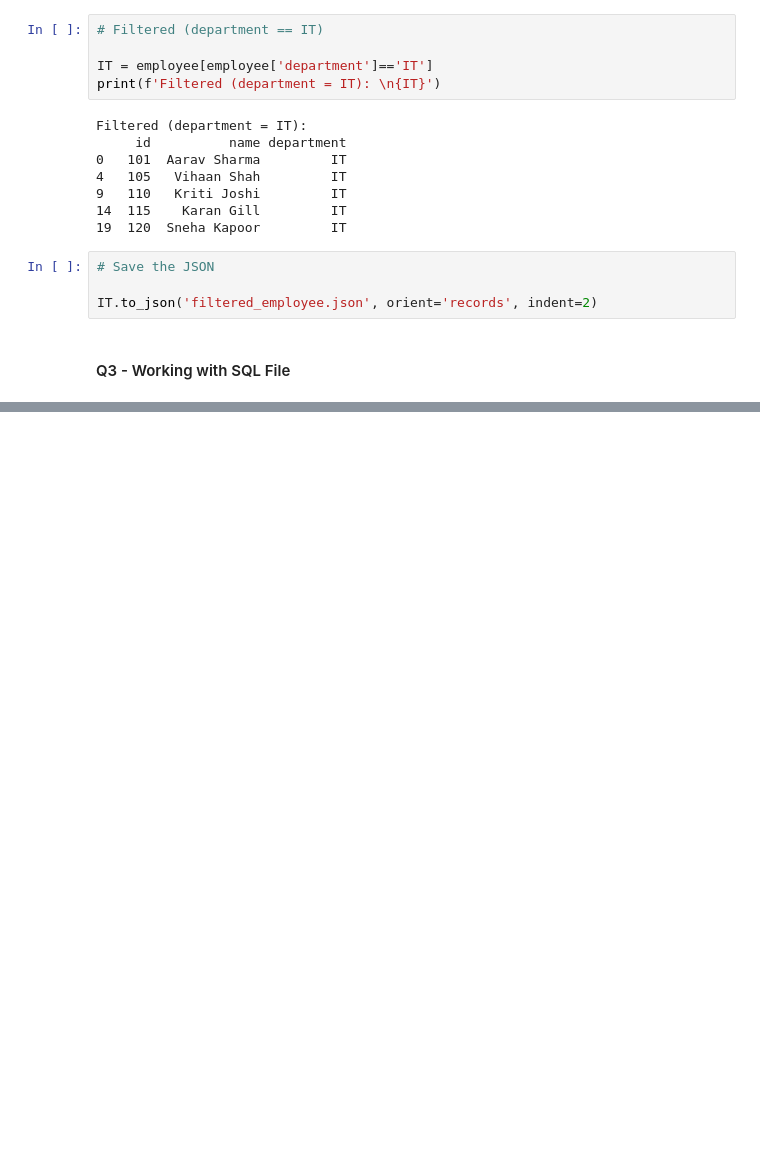
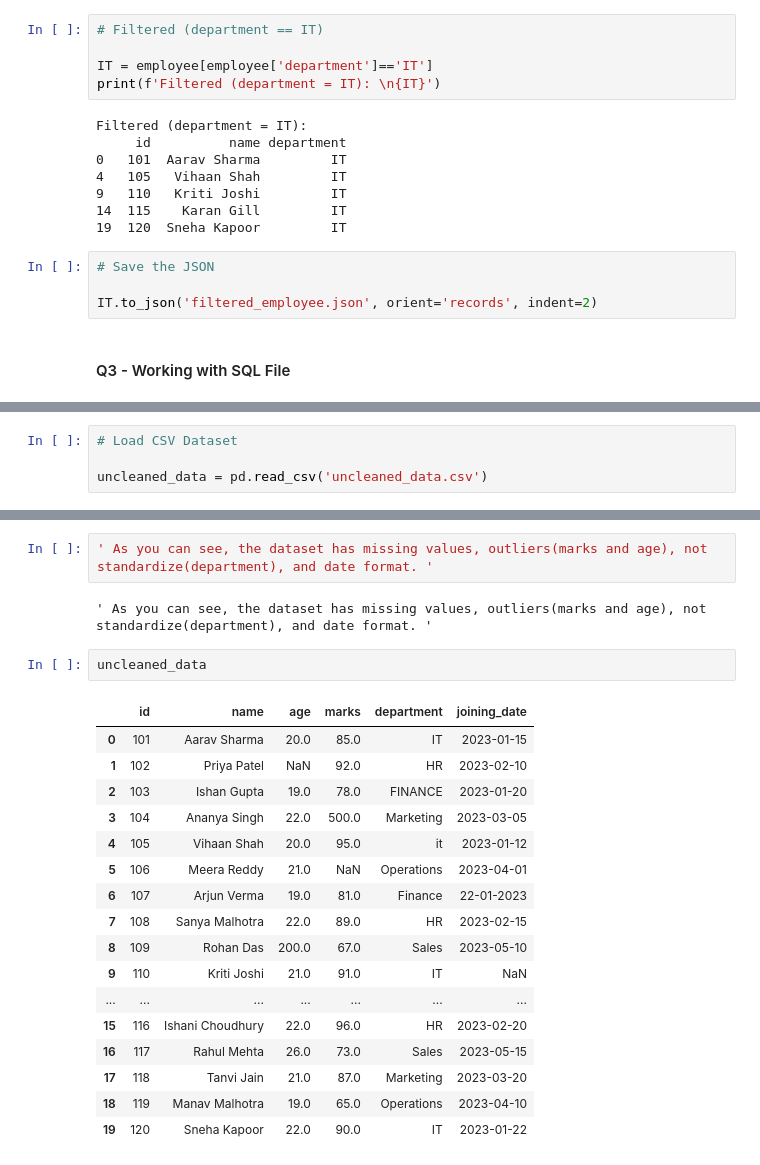
Before and after one commit to krish-desai-123/Data-Preprocessing-and-Feature-Engineering, a Jupyter notebook: Lab_Work_1_2/Lab_Work_1_2.ipynb, the cells around one changed output, grey strips where cells are left out. Drawn from its saved outputs; the diff is of its cells as text; blank space fills up the shorter version.

```diff
--- a/Lab_Work_1_2/Lab_Work_1_2.ipynb
+++ b/Lab_Work_1_2/Lab_Work_1_2.ipynb
@@ -99,0 +235,4 @@ IT.to_json('filtered_employee.json', orient='records', indent=2)
+# %%
+# Load CSV Dataset
+
+uncleaned_data = pd.read_csv('uncleaned_data.csv')
@@ -99,0 +316,24 @@ IT.to_json('filtered_employee.json', orient='records', indent=2)
+# %%
+' As you can see, the dataset has missing values, outliers(marks and age), not standardize(department), and date format. '
+# %% [output]
+' As you can see, the dataset has missing values, outliers(marks and age), not standardize(department), and date format. '
+# %%
+uncleaned_data
+# %% [output]
+|  | id | name | age | marks | department | joining_date |
+| 0 | 101 | Aarav Sharma | 20.0 | 85.0 | IT | 2023-01-15 |
+| 1 | 102 | Priya Patel | NaN | 92.0 | HR | 2023-02-10 |
+| 2 | 103 | Ishan Gupta | 19.0 | 78.0 | FINANCE | 2023-01-20 |
+| 3 | 104 | Ananya Singh | 22.0 | 500.0 | Marketing | 2023-03-05 |
+| 4 | 105 | Vihaan Shah | 20.0 | 95.0 | it | 2023-01-12 |
+| 5 | 106 | Meera Reddy | 21.0 | NaN | Operations | 2023-04-01 |
+| 6 | 107 | Arjun Verma | 19.0 | 81.0 | Finance | 22-01-2023 |
+| 7 | 108 | Sanya Malhotra | 22.0 | 89.0 | HR | 2023-02-15 |
+| 8 | 109 | Rohan Das | 200.0 | 67.0 | Sales | 2023-05-10 |
+| 9 | 110 | Kriti Joshi | 21.0 | 91.0 | IT | NaN |
+| ... | ... | ... | ... | ... | ... | ... |
+| 15 | 116 | Ishani Choudhury | 22.0 | 96.0 | HR | 2023-02-20 |
+| 16 | 117 | Rahul Mehta | 26.0 | 73.0 | Sales | 2023-05-15 |
+| 17 | 118 | Tanvi Jain | 21.0 | 87.0 | Marketing | 2023-03-20 |
+| 18 | 119 | Manav Malhotra | 19.0 | 65.0 | Operations | 2023-04-10 |
+| 19 | 120 | Sneha Kapoor | 22.0 | 90.0 | IT | 2023-01-22 |
```
Also changed, not shown: parts of 22 cells of this notebook, 3 other files.
